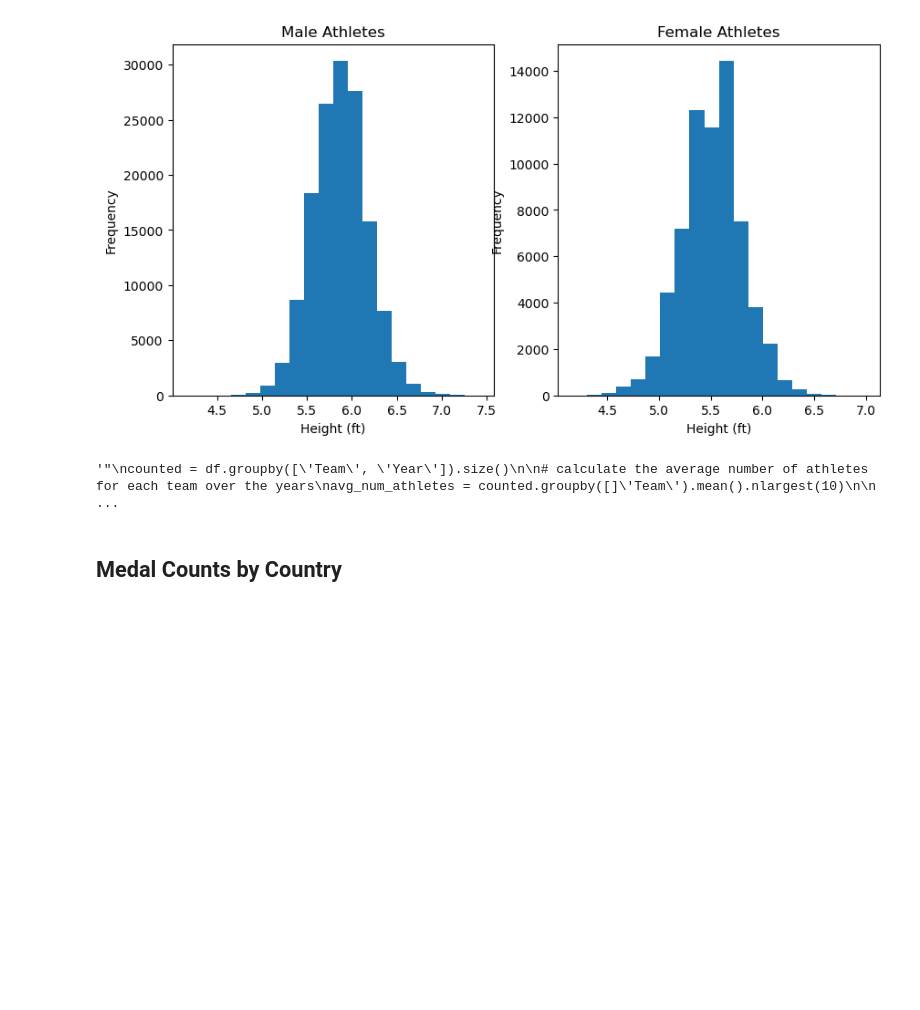
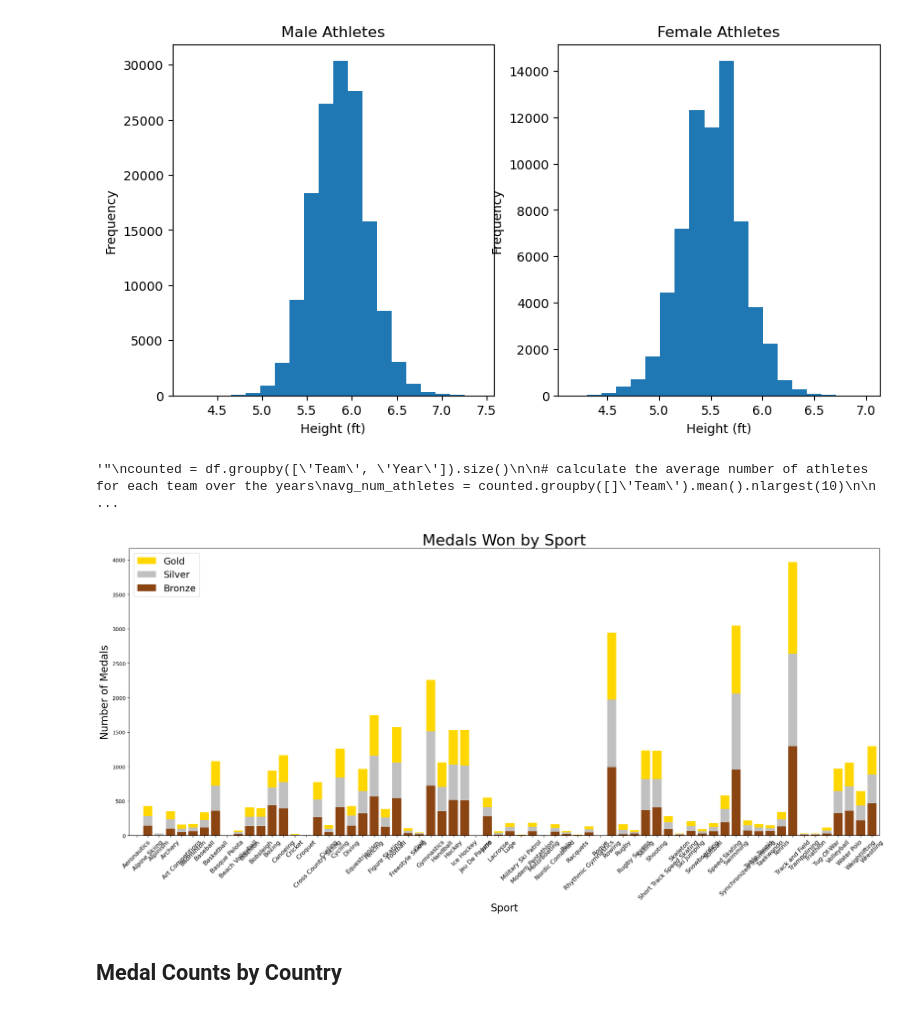
Before and after one commit to duhBlu/CS433-JupyterNotebooks, a Jupyter notebook: Final Project/FinalProject.ipynb, the cells around one changed output. Drawn from its saved outputs; the diff is of its cells as text; code cells hidden in the pictures; blank space fills up the shorter version.

```diff
--- a/Final Project/FinalProject.ipynb
+++ b/Final Project/FinalProject.ipynb
@@ -108,6 +108,28 @@ plt.show()
 """
 # %% [output]
 '"\ncounted = df.groupby([\'Team\', \'Year\']).size()\n\n# calculate the average number of athletes for each team over the years\navg_num_athletes = counted.groupby([]\'Team\').mean().nlargest(10)\n\n ...
+# %%
+# Group the data by sport and medal type, then count the number of medals in each group
+medal_count = df.groupby('Sport')['Medal'].value_counts().unstack().fillna(0)
+
+# Create a stacked bar plot
+ax = medal_count.plot(kind='bar', stacked=True, figsize=(26, 10), width=0.8, color=['saddlebrown', 'silver', 'gold'])
+
+# Set the title and labels
+ax.set_title('Medals Won by Sport', fontsize=30)
+ax.set_xlabel('Sport', fontsize=20)
+ax.set_ylabel('Number of Medals', fontsize=20)
+ax.tick_params(axis='x', labelsize=12, labelrotation=45)
+
+# Add a legend
+handles, labels = ax.get_legend_handles_labels()
+labels = ['Bronze', 'Silver', 'Gold']
+ax.legend(reversed(handles), reversed(labels), loc='upper left', fontsize=18)
+
+# Show the plot
+plt.show()
+# %% [output]
+[figure, added]
 # %% [markdown]
 ## Medal Counts by Country
 # %%
```
Also changed, not shown: parts of 6 cells of this notebook.
